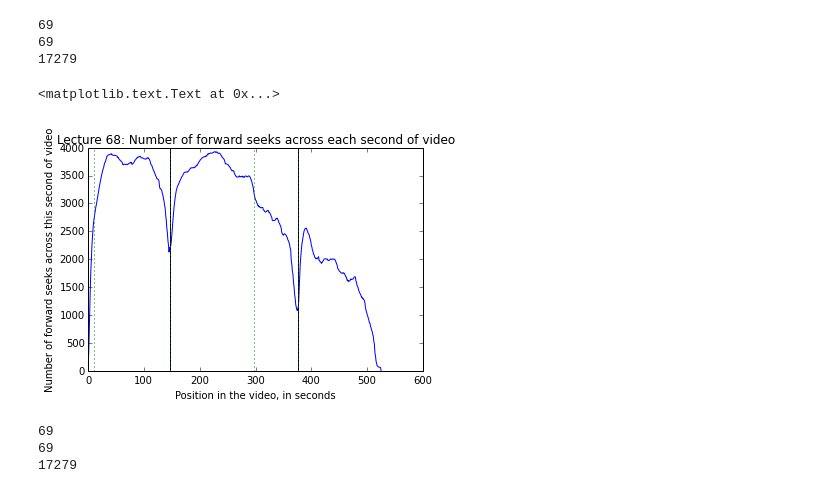
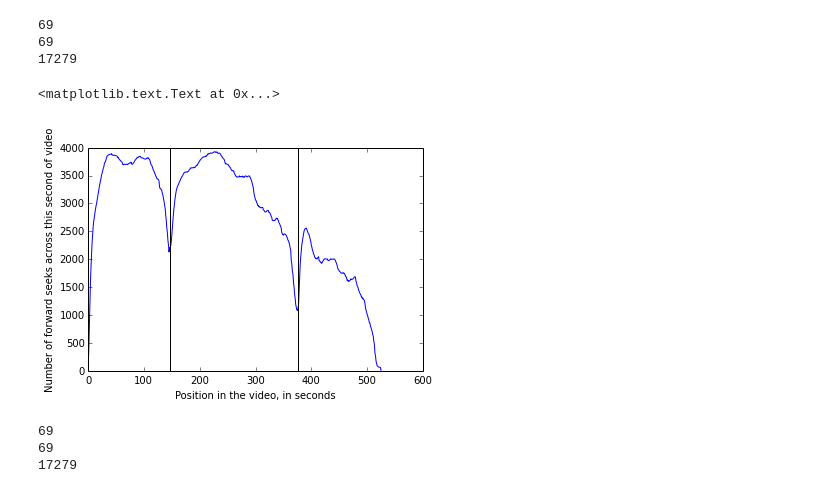
Before and after one commit to gkovacs/coursera-analysis, a Jupyter notebook: seek-chains-2-v2.ipynb, the cells around one changed output. Cells and saved outputs as stored; diff of their text form; code cells hidden in the pictures.

```diff
--- a/seek-chains-2-v2.ipynb
+++ b/seek-chains-2-v2.ipynb
@@ -1,30 +1,3 @@
-# %%
-try:
-  import MySQLdb
-except:
-  import pymysql as MySQLdb
-import sqlite3
-import json
-import gzip
-import os
-import cPickle as pickle
-
-# For autoreloading of modules (%autoreload, %aimport)
-import video_annotations
-reload(video_annotations)
-import video_annotations
-from video_annotations import in_video_quiz_times_ml_004
-
-from json import loads, dumps
-
-from pandas import DataFrame
-from pandas.io.sql import read_frame, write_frame
-
-datastage_login = json.load(open('datastage_login.json'))
-
-#database = MySQLdb.connect(host='datastage.stanford.edu', user=datastage_login['user'], passwd=datastage_login['passwd'])
-
-from memoized import memoized
 # %%
 databases = {}
 
@@ -1176,15 +1180,15 @@ print len(successful_users)
 # %%
 pylab.plot(partsSkippedForwardOver)
 labelInVideoQuizzes(13)
-labelSlideStarts(13)
+#labelSlideStarts(13)
 #labelSlideEnds(13)
 
-pylab.title('Lecture 68: Number of forward seeks across each second of video')
+#pylab.title('Lecture 68: Number of forward seeks across each second of video')
 pylab.xlabel('Position in the video, in seconds')
 pylab.ylabel('Number of forward seeks across this second of video')
 # %% [output]
 <matplotlib.text.Text at 0x...>
-[figure, old version]
+[figure, new version]
 # %%
 resetNumDataExceptions()
 skipped_users = set()
```
Also changed, not shown: parts of 58 cells of this notebook, 1 other file.
